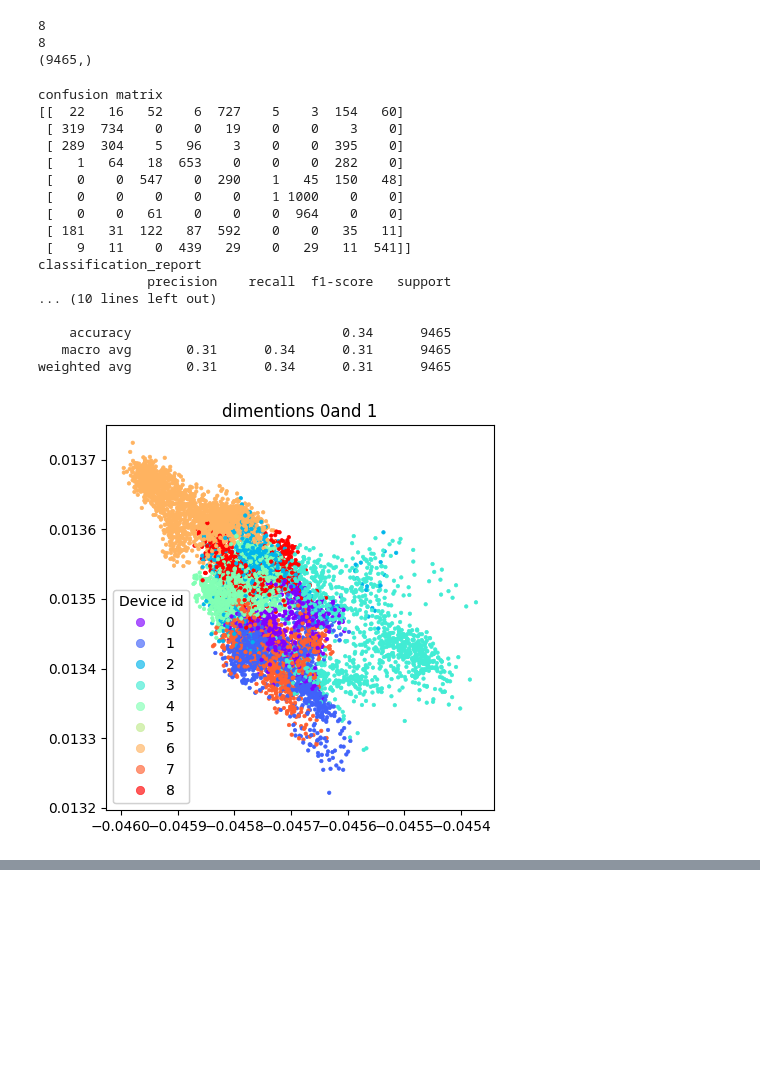
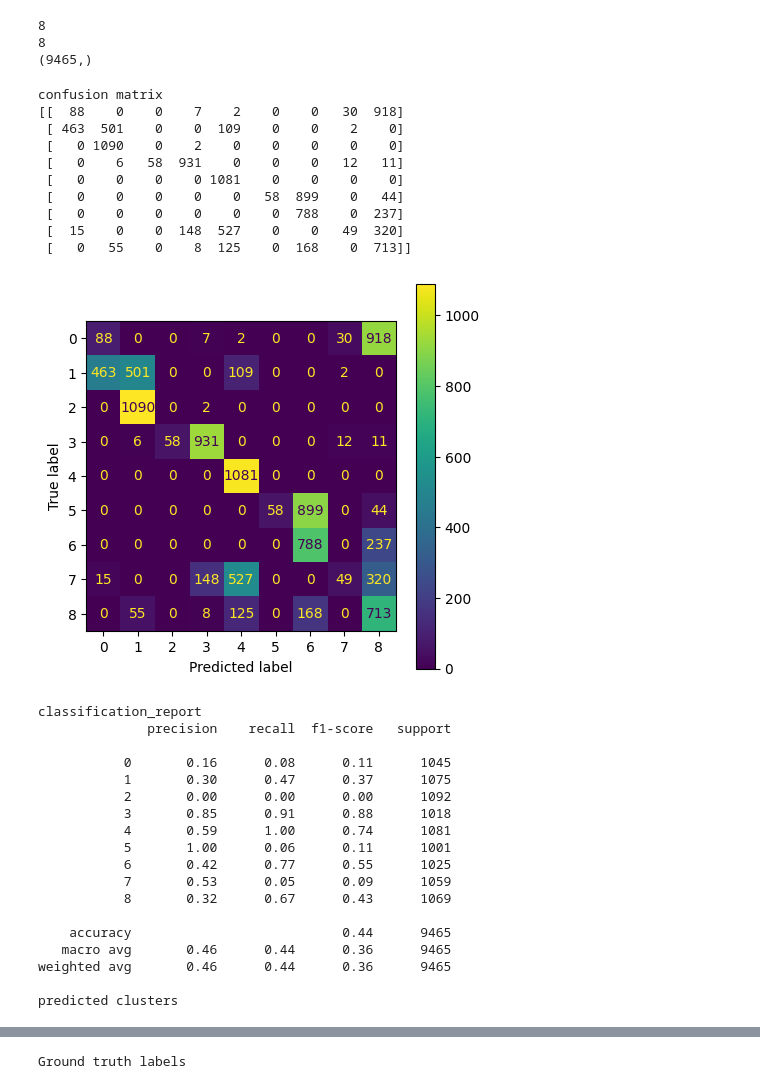
Before and after one commit to Thibaud-Ardoin/UWB-fingerprint, a Jupyter notebook: src/model_explorer.ipynb, the cells around one changed output, grey strips where cells are left out. Saved outputs shown, nothing was run; the diff lists cells and outputs as text; code cells hidden in the pictures; blank space fills up the shorter version.

```diff
--- a/src/model_explorer.ipynb
+++ b/src/model_explorer.ipynb
@@ -47,7 +47,7 @@ print(num_classes, num_positions)
 dg = DataGatherer()
 trainDataloader, valDataloader = dg.spliting_data()
 # %%
-model = torch.load("../data/model2_1500.pth")
+model = torch.load("../data/model_noiseMore_2250.pth")
 # %%
 encoded_train, labels_train = encode_data(model, trainDataloader)
 encoded_test, labels_test = encode_data(model, valDataloader)
@@ -130,29 +132,53 @@ print(predicted_class.shape)
 # %%
 print('confusion matrix')
 conf_mx =confusion_matrix(labels_test, predicted_class)
 print(conf_mx)
 
+# Confusion Matrix Display
+disp = ConfusionMatrixDisplay(confusion_matrix=conf_mx,
+                              display_labels=range(num_classes+1))
+disp.plot()
+plt.show()
+
+
 print('classification_report')
 print(classification_report(labels_test, predicted_class))
 
+
+print("predicted clusters")
 scatter_plot(np.array(encoded_test), np.array(predicted_class))
 plt.show()
+
+print("Ground truth labels")
+scatter_plot(np.array(encoded_test), np.array(labels_test))
+plt.show()
 # %% [output]
 confusion matrix
-[[  22   16   52    6  727    5    3  154   60]
- [ 319  734    0    0   19    0    0    3    0]
- [ 289  304    5   96    3    0    0  395    0]
- [   1   64   18  653    0    0    0  282    0]
- [   0    0  547    0  290    1   45  150   48]
- [   0    0    0    0    0    1 1000    0    0]
- [   0    0   61    0    0    0  964    0    0]
- [ 181   31  122   87  592    0    0   35   11]
- [   9   11    0  439   29    0   29   11  541]]
-classification_report
-              precision    recall  f1-score   support
-... (10 lines left out)
-
-    accuracy                           0.34      9465
-   macro avg       0.31      0.34      0.31      9465
-weighted avg       0.31      0.34      0.31      9465
+[[  88    0    0    7    2    0    0   30  918]
+ [ 463  501    0    0  109    0    0    2    0]
+ [   0 1090    0    2    0    0    0    0    0]
+ [   0    6   58  931    0    0    0   12   11]
+ [   0    0    0    0 1081    0    0    0    0]
+ [   0    0    0    0    0   58  899    0   44]
+ [   0    0    0    0    0    0  788    0  237]
+ [  15    0    0  148  527    0    0   49  320]
+ [   0   55    0    8  125    0  168    0  713]]
-[figure, old version]
+[figure, new version]
+classification_report
+              precision    recall  f1-score   support
+
+           0       0.16      0.08      0.11      1045
+           1       0.30      0.47      0.37      1075
+           2       0.00      0.00      0.00      1092
+           3       0.85      0.91      0.88      1018
+           4       0.59      1.00      0.74      1081
+           5       1.00      0.06      0.11      1001
+           6       0.42      0.77      0.55      1025
+           7       0.53      0.05      0.09      1059
+           8       0.32      0.67      0.43      1069
+
+    accuracy                           0.44      9465
+   macro avg       0.46      0.44      0.36      9465
+weighted avg       0.46      0.44      0.36      9465
+
+predicted clusters
@@ -158,0 +186 @@ weighted avg       0.31      0.34      0.31      9465
+Ground truth labels
```
Also changed, not shown: parts of 11 cells of this notebook, 3 other files.
